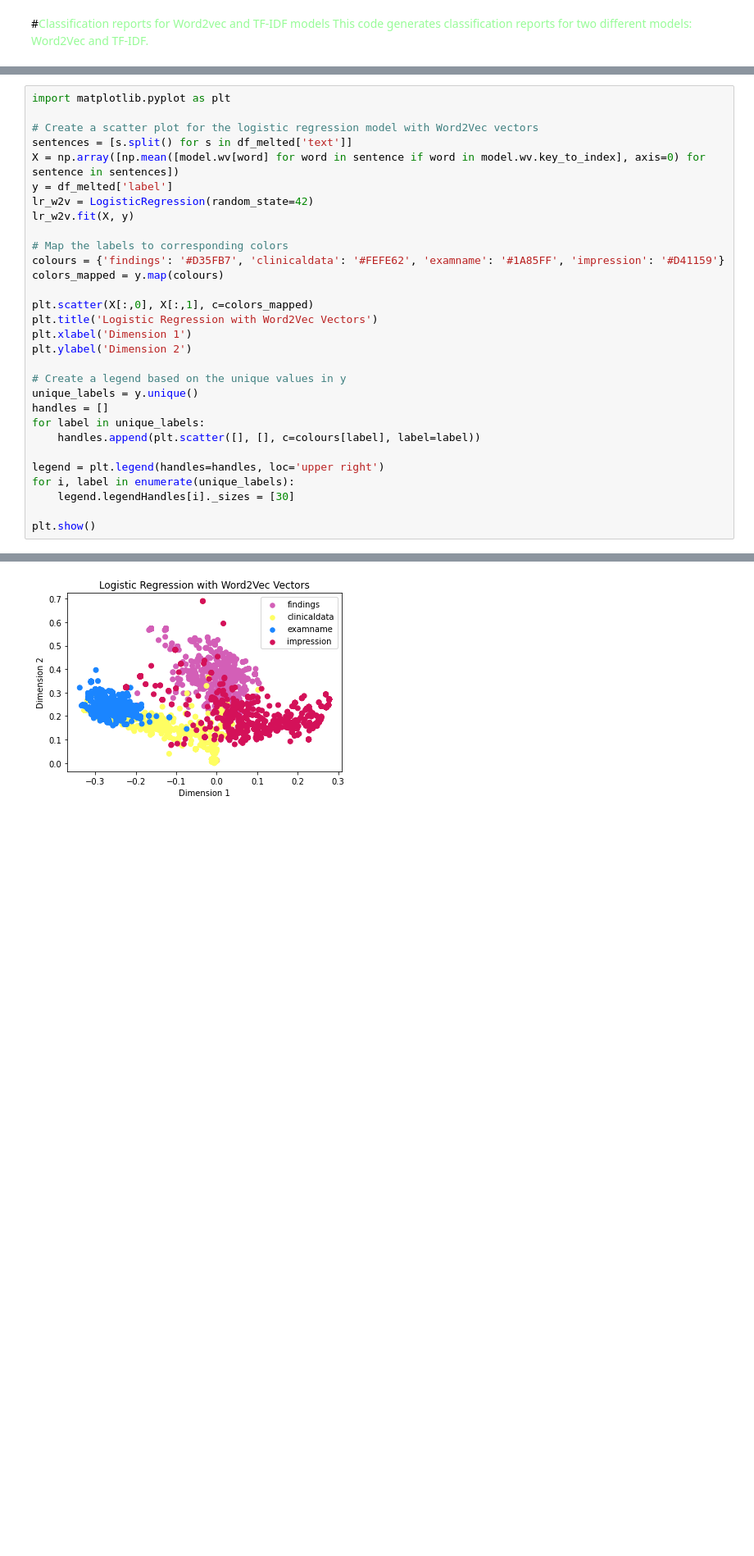
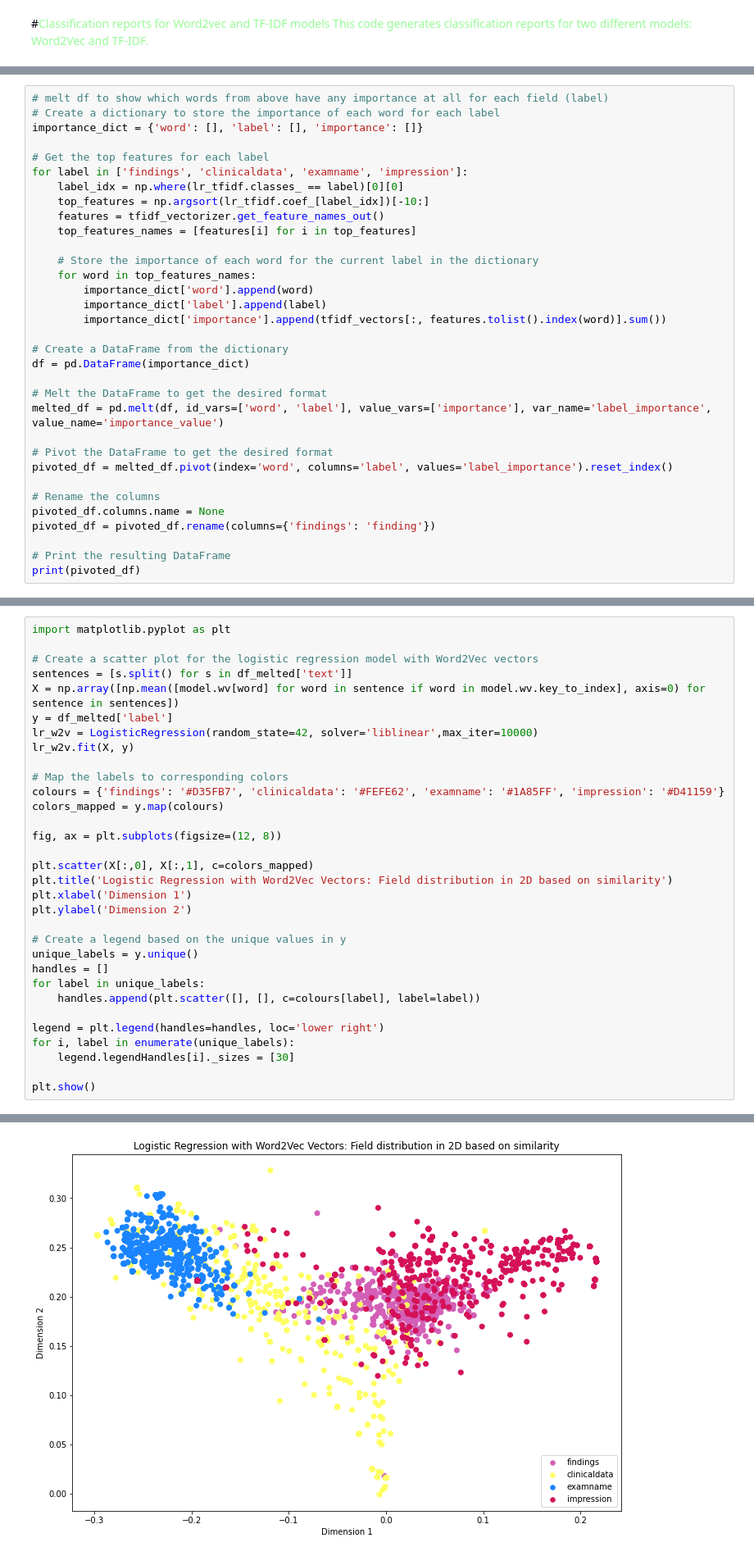
Before and after one commit to isabelklint/final_oa, a Jupyter notebook: final_oa.ipynb, the cells around one changed output, grey strips where cells are left out. Shown at 82% size. Saved outputs shown, nothing was run; the diff lists cells and outputs as text; blank space fills up the shorter version.

```diff
--- a/final_oa.ipynb
+++ b/final_oa.ipynb
@@ -924,0 +925,33 @@ weighted avg       0.99      0.99      0.99      3800
+# %%
+# melt df to show which words from above have any importance at all for each field (label)
+# Create a dictionary to store the importance of each word for each label
+importance_dict = {'word': [], 'label': [], 'importance': []}
+
+# Get the top features for each label
+for label in ['findings', 'clinicaldata', 'examname', 'impression']:
+    label_idx = np.where(lr_tfidf.classes_ == label)[0][0]
+    top_features = np.argsort(lr_tfidf.coef_[label_idx])[-10:]
+    features = tfidf_vectorizer.get_feature_names_out()
+    top_features_names = [features[i] for i in top_features]
+
+    # Store the importance of each word for the current label in the dictionary
+    for word in top_features_names:
+        importance_dict['word'].append(word)
+        importance_dict['label'].append(label)
+        importance_dict['importance'].append(tfidf_vectors[:, features.tolist().index(word)].sum())
+
+# Create a DataFrame from the dictionary
+df = pd.DataFrame(importance_dict)
+
+# Melt the DataFrame to get the desired format
+melted_df = pd.melt(df, id_vars=['word', 'label'], value_vars=['importance'], var_name='label_importance', value_name='importance_value')
+
+# Pivot the DataFrame to get the desired format
+pivoted_df = melted_df.pivot(index='word', columns='label', values='label_importance').reset_index()
+
+# Rename the columns
+pivoted_df.columns.name = None
+pivoted_df = pivoted_df.rename(columns={'findings': 'finding'})
+
+# Print the resulting DataFrame
+print(pivoted_df)
@@ -998,15 +1097,17 @@ import matplotlib.pyplot as plt
 sentences = [s.split() for s in df_melted['text']]
 X = np.array([np.mean([model.wv[word] for word in sentence if word in model.wv.key_to_index], axis=0) for sentence in sentences])
 y = df_melted['label']
-lr_w2v = LogisticRegression(random_state=42)
+lr_w2v = LogisticRegression(random_state=42, solver='liblinear',max_iter=10000)
 lr_w2v.fit(X, y)
 
 # Map the labels to corresponding colors
 colours = {'findings': '#D35FB7', 'clinicaldata': '#FEFE62', 'examname': '#1A85FF', 'impression': '#D41159'}
 colors_mapped = y.map(colours)
 
+fig, ax = plt.subplots(figsize=(12, 8))
+
 plt.scatter(X[:,0], X[:,1], c=colors_mapped)
-plt.title('Logistic Regression with Word2Vec Vectors')
+plt.title('Logistic Regression with Word2Vec Vectors: Field distribution in 2D based on similarity')
 plt.xlabel('Dimension 1')
 plt.ylabel('Dimension 2')
 
@@ -1016,7 +1117,7 @@ handles = []
 for label in unique_labels:
     handles.append(plt.scatter([], [], c=colours[label], label=label))
 
-legend = plt.legend(handles=handles, loc='upper right')
+legend = plt.legend(handles=handles, loc='lower right')
 for i, label in enumerate(unique_labels):
     legend.legendHandles[i]._sizes = [30]
 
@@ -1032,4 +1126,4 @@ Please also refer to the documentation for alternative solver options:
-[figure, old version]
+[figure, new version]
 # %%
 from sklearn.manifold import TSNE
 from sklearn.decomposition import TruncatedSVD
```
Also changed, not shown: parts of 20 cells of this notebook.
